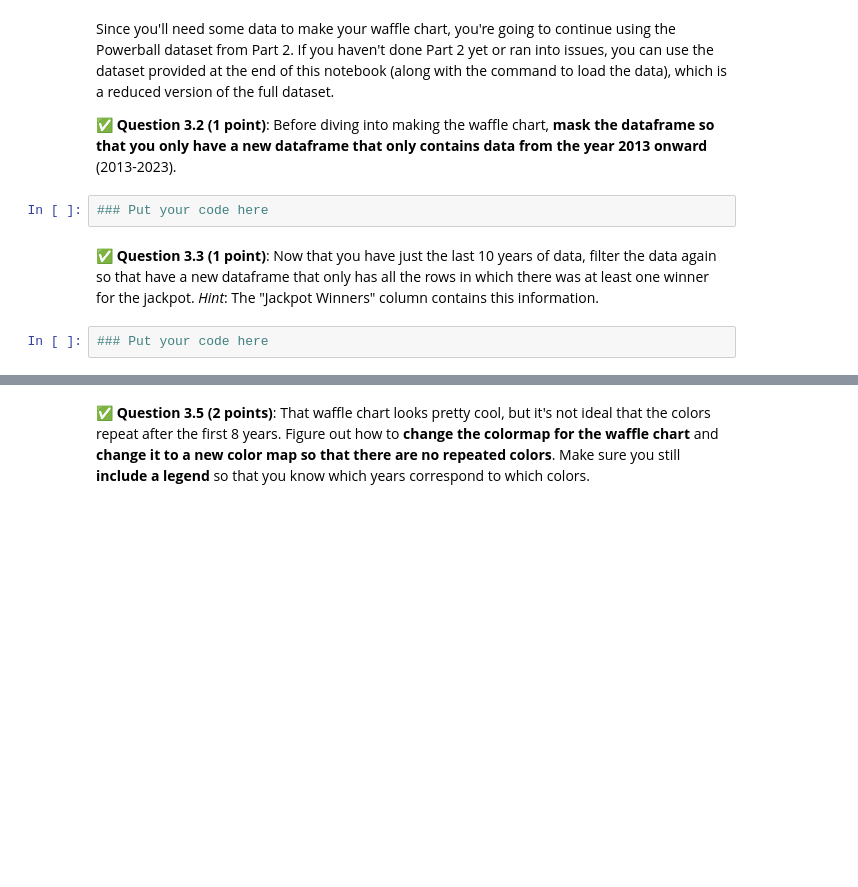
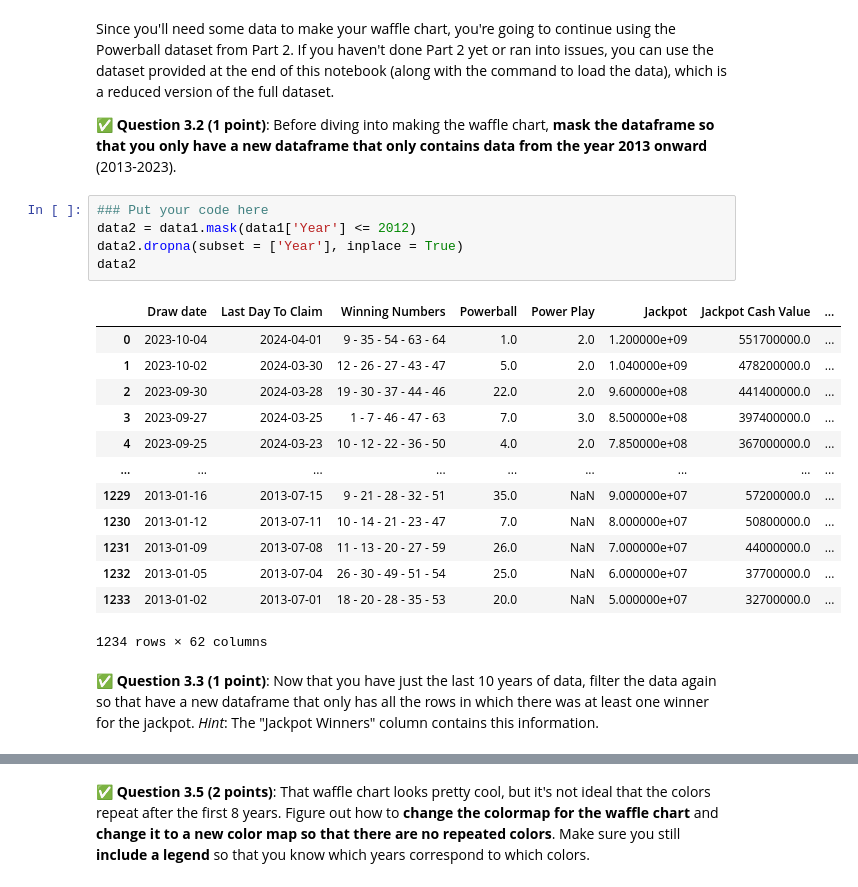
Before and after one commit to BraydenDillon/CMSE202-f23-turnin, a Jupyter notebook: midterm/CMSE202-Midterm-Section001-STUDENT.ipynb, the cells around one changed output, grey strips where cells are left out. Cells and saved outputs as stored; diff of their text form; blank space fills up the shorter version.

```diff
--- a/midterm/CMSE202-Midterm-Section001-STUDENT.ipynb
+++ b/midterm/CMSE202-Midterm-Section001-STUDENT.ipynb
@@ -236,9 +259,24 @@ from pywaffle import Waffle
 Since you'll need some data to make your waffle chart, you're going to continue using the Powerball dataset from Part 2. If you haven't done Part 2 yet or ran into issues, you can use the dataset provided at the end of this notebook (along with the command to load the data), which is a reduced version of the full dataset.
 
 &#9989; **Question 3.2 (1 point)**: Before diving into making the waffle chart, **mask the dataframe so that you only have a new dataframe that only contains data from the year 2013 onward** (2013-2023).
-# %%
-### Put your code here
+# %%
+### Put your code here
+data2 = data1.mask(data1['Year'] <= 2012)
+data2.dropna(subset = ['Year'], inplace = True)
+data2
+# %% [output]
+|  | Draw date | Last Day To Claim | Winning Numbers | Powerball | Power Play | Jackpot | Jackpot Cash Value | ... |
+| 0 | 2023-10-04 | 2024-04-01 | 9 - 35 - 54 - 63 - 64 | 1.0 | 2.0 | 1.200000e+09 | 551700000.0 | ... |
+| 1 | 2023-10-02 | 2024-03-30 | 12 - 26 - 27 - 43 - 47 | 5.0 | 2.0 | 1.040000e+09 | 478200000.0 | ... |
+| 2 | 2023-09-30 | 2024-03-28 | 19 - 30 - 37 - 44 - 46 | 22.0 | 2.0 | 9.600000e+08 | 441400000.0 | ... |
+| 3 | 2023-09-27 | 2024-03-25 | 1 - 7 - 46 - 47 - 63 | 7.0 | 3.0 | 8.500000e+08 | 397400000.0 | ... |
+| 4 | 2023-09-25 | 2024-03-23 | 10 - 12 - 22 - 36 - 50 | 4.0 | 2.0 | 7.850000e+08 | 367000000.0 | ... |
+| ... | ... | ... | ... | ... | ... | ... | ... | ... |
+| 1229 | 2013-01-16 | 2013-07-15 | 9 - 21 - 28 - 32 - 51 | 35.0 | NaN | 9.000000e+07 | 57200000.0 | ... |
+| 1230 | 2013-01-12 | 2013-07-11 | 10 - 14 - 21 - 23 - 47 | 7.0 | NaN | 8.000000e+07 | 50800000.0 | ... |
+| 1231 | 2013-01-09 | 2013-07-08 | 11 - 13 - 20 - 27 - 59 | 26.0 | NaN | 7.000000e+07 | 44000000.0 | ... |
+| 1232 | 2013-01-05 | 2013-07-04 | 26 - 30 - 49 - 51 - 54 | 25.0 | NaN | 6.000000e+07 | 37700000.0 | ... |
+| 1233 | 2013-01-02 | 2013-07-01 | 18 - 20 - 28 - 35 - 53 | 20.0 | NaN | 5.000000e+07 | 32700000.0 | ... |
+1234 rows × 62 columns
 # %% [markdown]
 &#9989; **Question 3.3 (1 point)**: Now that you have just the last 10 years of data, filter the data again so that have a new dataframe that only has all the rows in which there was at least one winner for the jackpot. *Hint*: The "Jackpot Winners" column contains this information.
-# %%
-### Put your code here
```
Also changed, not shown: parts of 13 cells of this notebook, 1 other file.
